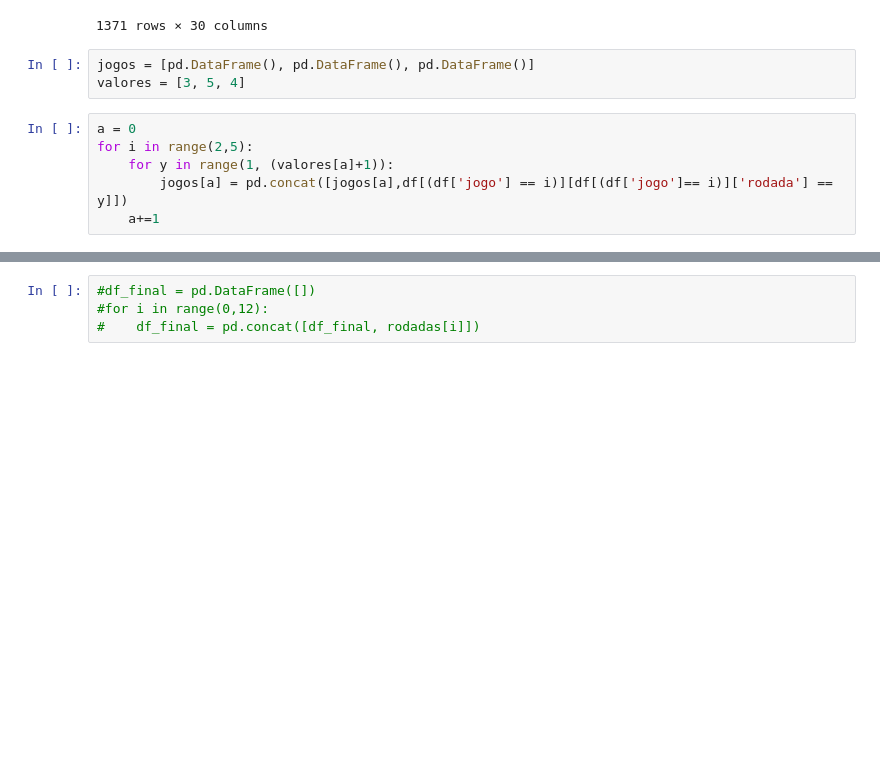
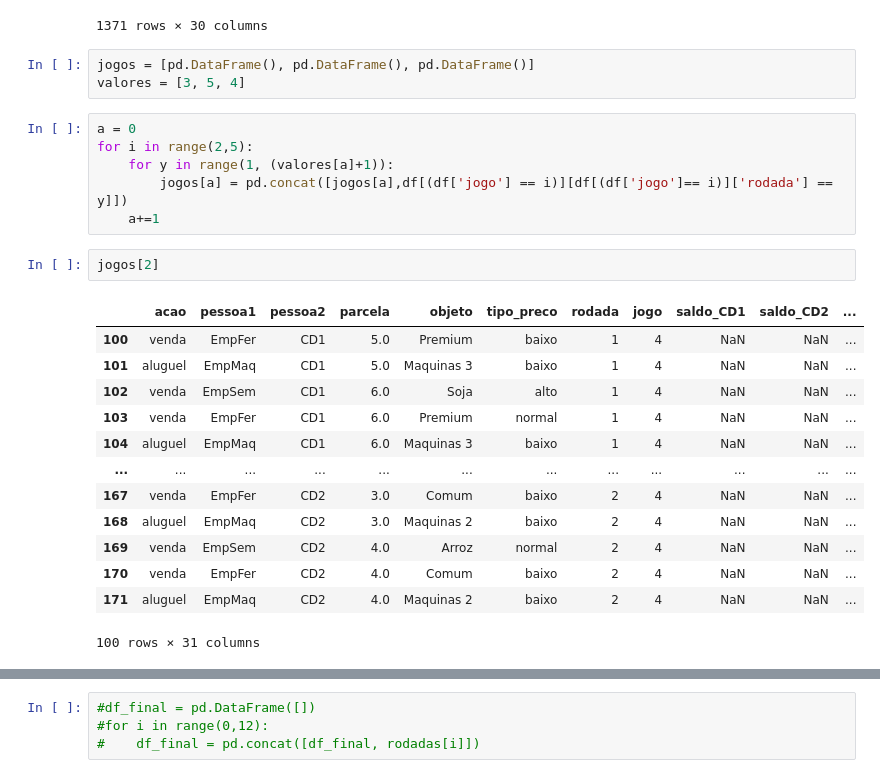
Before and after one commit to karinepestana/rpg-datasets-dissertacao, a Jupyter notebook: Datasets_Jogos.ipynb, the cells around one changed output, grey strips where cells are left out. Cells and saved outputs as stored; diff of their text form; blank space fills up the shorter version.

```diff
--- a/Datasets_Jogos.ipynb
+++ b/Datasets_Jogos.ipynb
@@ -67,6 +68,22 @@ for i in range(2,5):
     for y in range(1, (valores[a]+1)):
         jogos[a] = pd.concat([jogos[a],df[(df['jogo'] == i)][df[(df['jogo']== i)]['rodada'] == y]])
     a+=1
+# %%
+jogos[2]
+# %% [output]
+|  | acao | pessoa1 | pessoa2 | parcela | objeto | tipo_preco | rodada | jogo | saldo_CD1 | saldo_CD2 | ... |
+| 100 | venda | EmpFer | CD1 | 5.0 | Premium | baixo | 1 | 4 | NaN | NaN | ... |
+| 101 | aluguel | EmpMaq | CD1 | 5.0 | Maquinas 3 | baixo | 1 | 4 | NaN | NaN | ... |
+| 102 | venda | EmpSem | CD1 | 6.0 | Soja | alto | 1 | 4 | NaN | NaN | ... |
+| 103 | venda | EmpFer | CD1 | 6.0 | Premium | normal | 1 | 4 | NaN | NaN | ... |
+| 104 | aluguel | EmpMaq | CD1 | 6.0 | Maquinas 3 | baixo | 1 | 4 | NaN | NaN | ... |
+| ... | ... | ... | ... | ... | ... | ... | ... | ... | ... | ... | ... |
+| 167 | venda | EmpFer | CD2 | 3.0 | Comum | baixo | 2 | 4 | NaN | NaN | ... |
+| 168 | aluguel | EmpMaq | CD2 | 3.0 | Maquinas 2 | baixo | 2 | 4 | NaN | NaN | ... |
+| 169 | venda | EmpSem | CD2 | 4.0 | Arroz | normal | 2 | 4 | NaN | NaN | ... |
+| 170 | venda | EmpFer | CD2 | 4.0 | Comum | baixo | 2 | 4 | NaN | NaN | ... |
+| 171 | aluguel | EmpMaq | CD2 | 4.0 | Maquinas 2 | baixo | 2 | 4 | NaN | NaN | ... |
+100 rows × 31 columns
 # %%
 sem_anterior = ['', 0, 0]
 fer_anterior = ''
```
Also changed, not shown: parts of 2 cells of this notebook.
